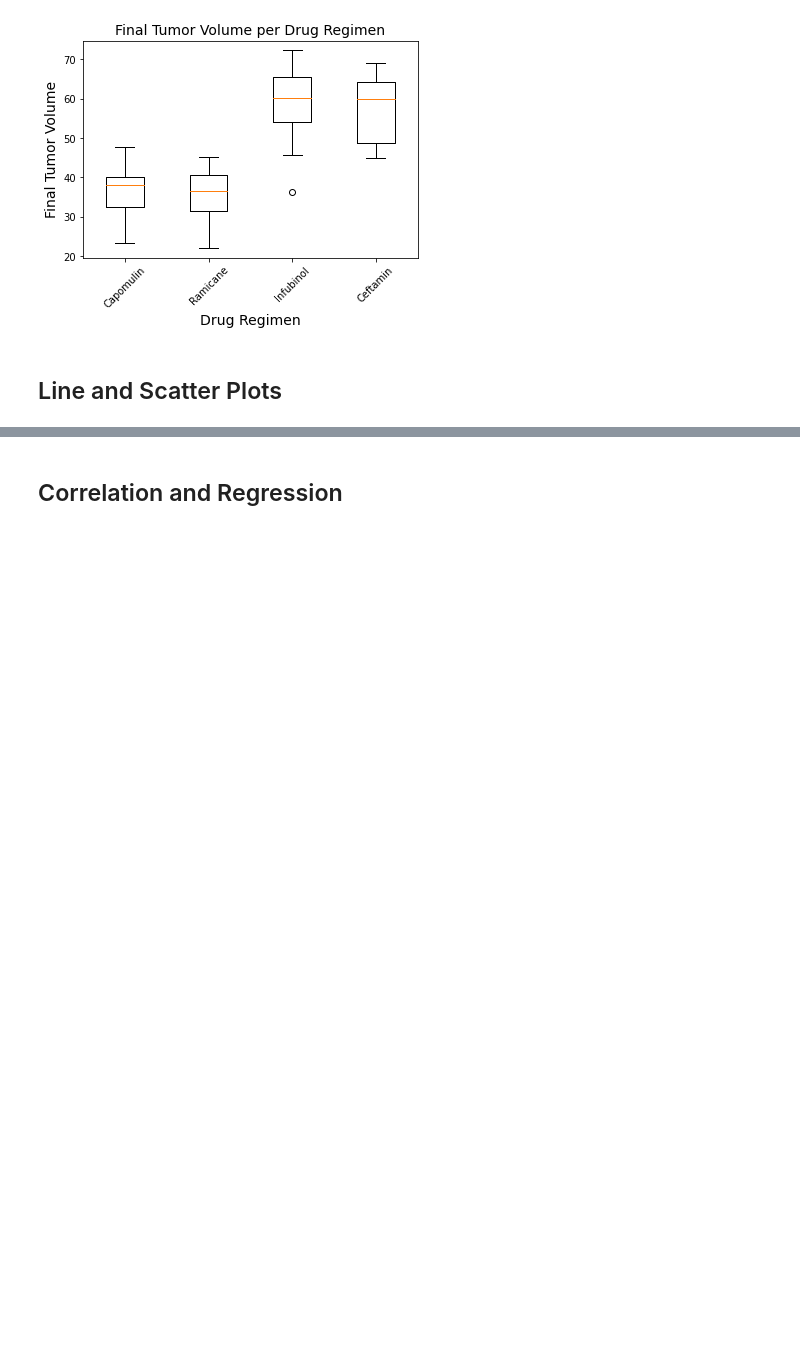
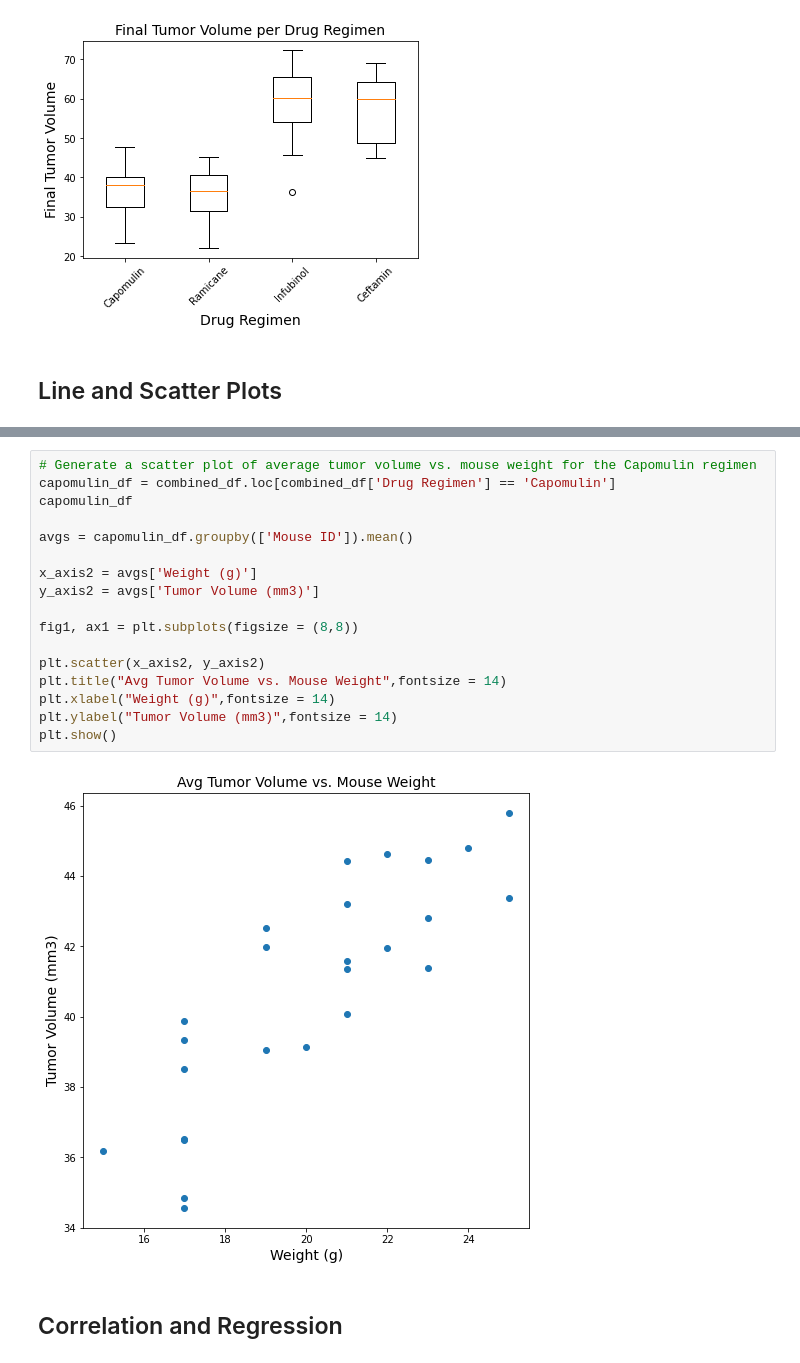
Before and after one commit to Dbuescher8/matplotlib-challange, a Jupyter notebook: Pymaceuticals/pymaceuticals_starter.ipynb, the cells around one changed output, grey strips where cells are left out. Saved outputs shown, nothing was run; the diff lists cells and outputs as text; blank space fills up the shorter version.

```diff
--- a/Pymaceuticals/pymaceuticals_starter.ipynb
+++ b/Pymaceuticals/pymaceuticals_starter.ipynb
@@ -356,3 +384,22 @@ plt.show()
+# %%
+# Generate a scatter plot of average tumor volume vs. mouse weight for the Capomulin regimen
+capomulin_df = combined_df.loc[combined_df['Drug Regimen'] == 'Capomulin']
+capomulin_df
+
+avgs = capomulin_df.groupby(['Mouse ID']).mean()
+
+x_axis2 = avgs['Weight (g)']
+y_axis2 = avgs['Tumor Volume (mm3)']
+
+fig1, ax1 = plt.subplots(figsize = (8,8))
+
+plt.scatter(x_axis2, y_axis2)
+plt.title("Avg Tumor Volume vs. Mouse Weight",fontsize = 14)
+plt.xlabel("Weight (g)",fontsize = 14)
+plt.ylabel("Tumor Volume (mm3)",fontsize = 14)
+plt.show()
+# %% [output]
+[figure, added]
 # %% [markdown]
 ## Correlation and Regression
 # %%
```
Also changed, not shown: parts of 6 cells of this notebook.
